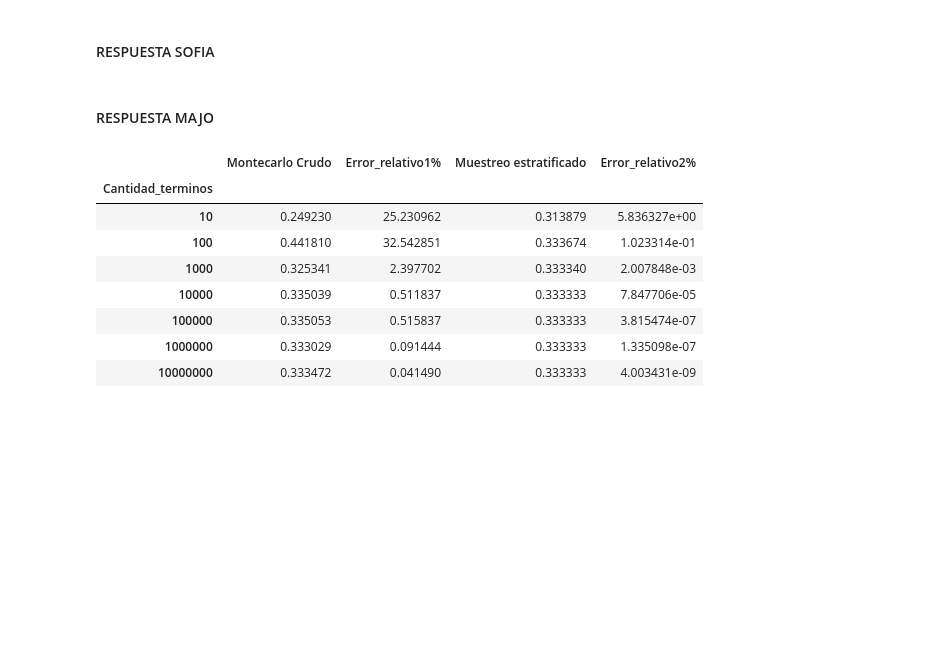
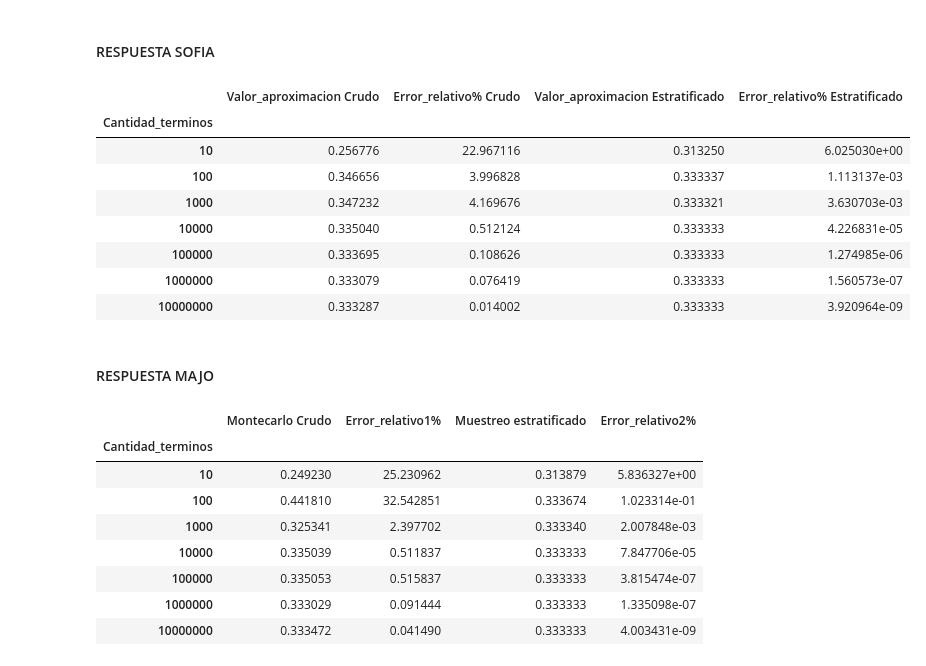
Before and after one commit to Sofiagarciaif/Tarea7_CantuM_GarciaS, a Jupyter notebook: Tarea7.ipynb, the cells around one changed output. Saved outputs shown, nothing was run; the diff lists cells and outputs as text; code cells hidden in the pictures; blank space fills up the shorter version.

```diff
--- a/Tarea7.ipynb
+++ b/Tarea7.ipynb
@@ -26,5 +36,33 @@ Pasos
 # %% [markdown]
 #### RESPUESTA SOFIA
+# %%
+
+def int_montecarlo(f:'Función a integrar',
+                   a:'Límite inferior de la integral',
+                   b:'Límite superior de la integral',
+                   U:'Muestra de números U~[a,b]'):
+    return (b-a)/len(U)*np.sum(f(U))
+I = 1/3
+# intervalo de integración
+a = 0; b = 1
+
+# Cantidad de términos, en escala logarítmica
+N = np.logspace(1,7,7,dtype=int)
+
+# Definimos la tabla donde se mostrarán los resultados
+df = pd.DataFrame(index=N,columns=['Valor_aproximacion Crudo', 'Error_relativo% Crudo'], dtype='float')
+df.index.name = "Cantidad_terminos"
+
+# Números aleatorios dependiente de la cantidad de términos N
+ui = list(map(lambda N:np.random.rand(N),N))
+
+# Calculamos la aproximación por montecarlo dependiendo de la cantidad de
+# términos que hayamos creado con ui
+I_m = list(map(lambda Y:int_montecarlo(lambda x:x**2,a,b,Y),ui))
+
+# Mostramos los resultados en la tabla previamente creada
+df.loc[N,"Valor_aproximacion Crudo"] = I_m
+df.loc[N,"Error_relativo% Crudo"] = np.abs(df.loc[N,"Valor_aproximacion Crudo"]-I)*100/I
 # %% [markdown]
 #### RESPUESTA MAJO
 # %%
@@ -52,5 +90,32 @@ def estratos(a, b, N):
 # %% [markdown]
 #### RESPUESTA SOFIA
+# %%
+def estratos():
+    def est(B:"Numero de estratos"):
+        '''Esta funcion nos genera una muestra estratificada con B estratos'''
+        u=np.random.rand(B)
+        i=np.arange(0,B)
+        v=(u+i)/B
+        return v
+    N = np.logspace(1,7,7,dtype=int) #Creando nuestros numeros de estratos
+    ui=list(map(lambda x:est(x),N)) #nuestro vector estratificado con listas de Diferente estratos N
+    I_e = list(map(lambda Y:int_montecarlo(lambda x:x**2,a,b,Y),ui)) #integral
+    return I_e
+I_e=estratos()
+
+df.loc[N,"Valor_aproximacion Estratificado"] = I_e
+df.loc[N,"Error_relativo% Estratificado"] = np.abs(df.loc[N,"Valor_aproximacion Estratificado"]-I)*100/I
+df
+# %% [output]
+|  | Valor_aproximacion Crudo | Error_relativo% Crudo | Valor_aproximacion Estratificado | Error_relativo% Estratificado |
+| Cantidad_terminos |  |  |  |  |
+| 10 | 0.256776 | 22.967116 | 0.313250 | 6.025030e+00 |
+| 100 | 0.346656 | 3.996828 | 0.333337 | 1.113137e-03 |
+| 1000 | 0.347232 | 4.169676 | 0.333321 | 3.630703e-03 |
+| 10000 | 0.335040 | 0.512124 | 0.333333 | 4.226831e-05 |
+| 100000 | 0.333695 | 0.108626 | 0.333333 | 1.274985e-06 |
+| 1000000 | 0.333079 | 0.076419 | 0.333333 | 1.560573e-07 |
+| 10000000 | 0.333287 | 0.014002 | 0.333333 | 3.920964e-09 |
 # %% [markdown]
 #### RESPUESTA MAJO
 # %%
```
Also changed, not shown: parts of 20 cells of this notebook.
